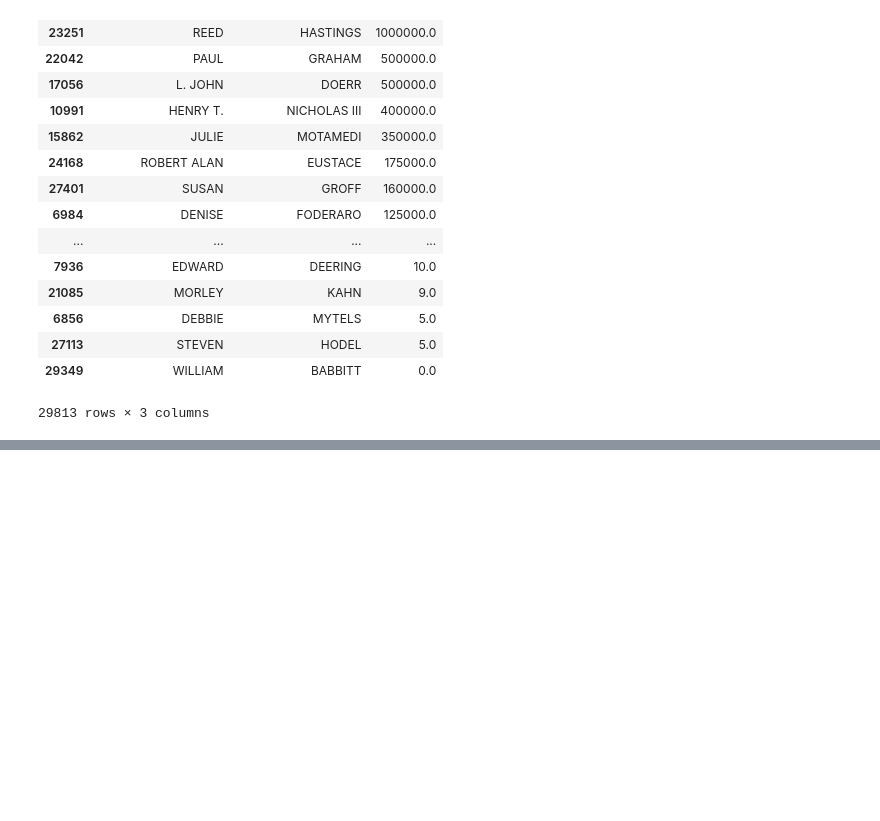
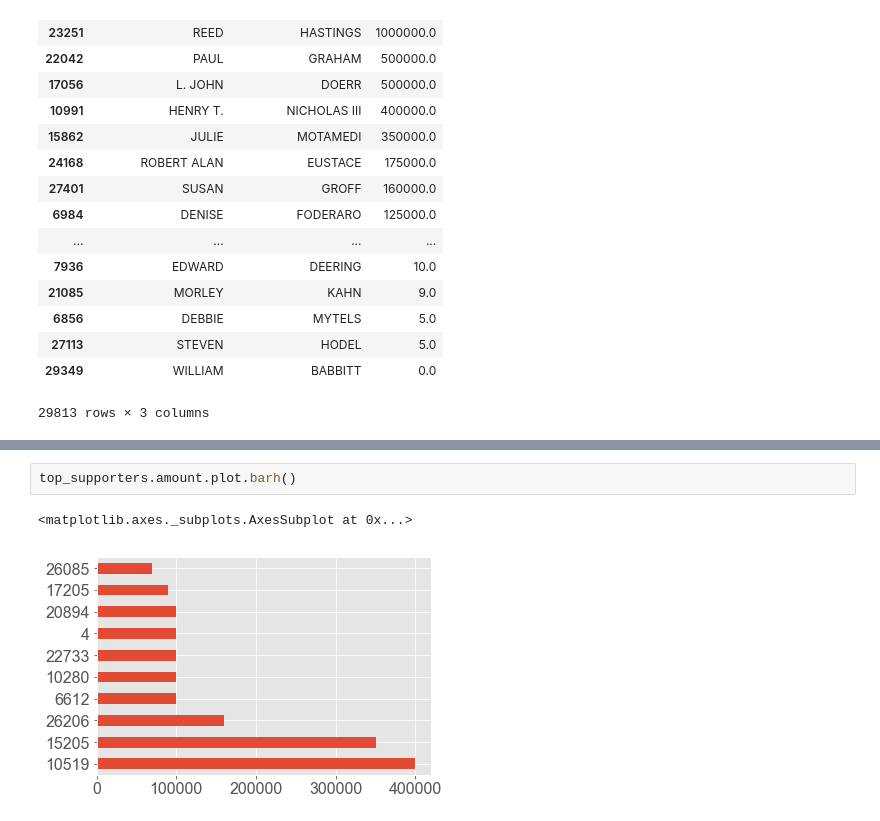
Before and after one commit to dailyherald/first-python-notebook, a Jupyter notebook: firstnotebook.ipynb, the cells around one changed output, grey strips where cells are left out. Saved outputs shown, nothing was run; the diff lists cells and outputs as text; blank space fills up the shorter version.

```diff
--- a/firstnotebook.ipynb
+++ b/firstnotebook.ipynb
@@ -358,0 +403,5 @@ merged.groupby(["contributor_firstname", "contributor_lastname", "committee_posi
+# %%
+top_supporters.amount.plot.barh()
+# %% [output]
+<matplotlib.axes._subplots.AxesSubplot at 0x...>
+[figure, added]
```
Also changed, not shown: parts of 16 cells of this notebook.
